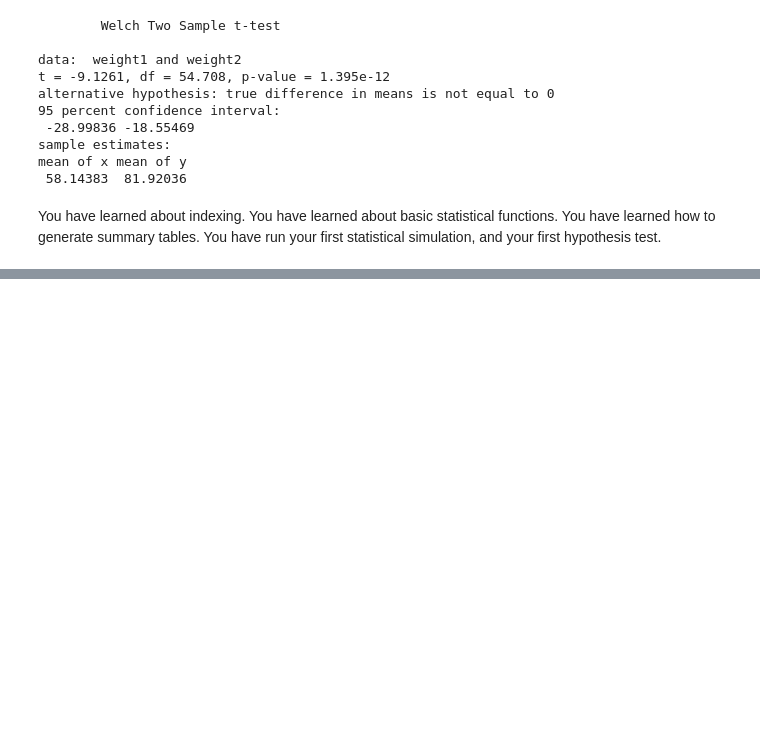
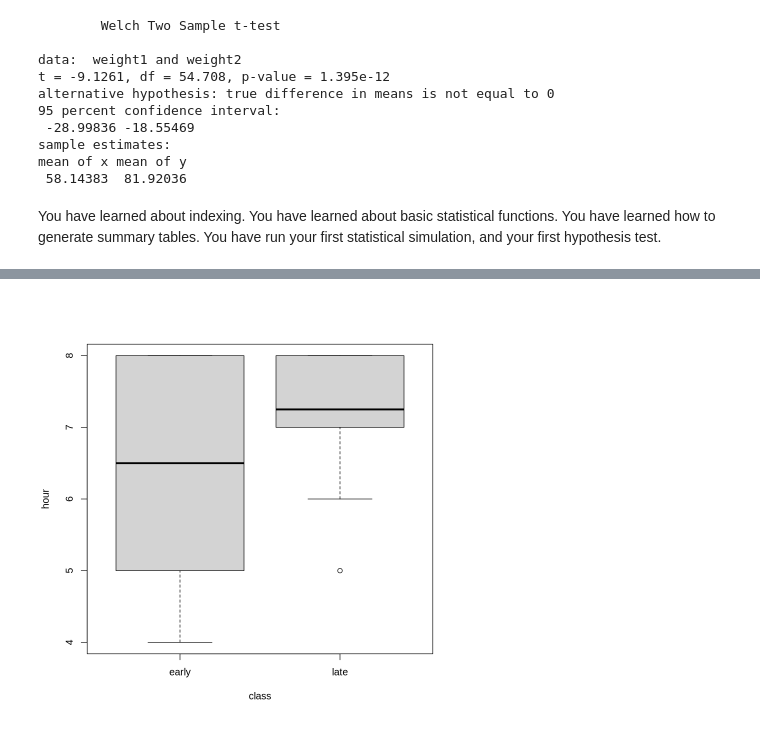
Before and after one commit to LiseFalden/CulturalDataScience, a Jupyter notebook: stats_1_empty.ipynb, the cells around one changed output, grey strips where cells are left out. Cells and saved outputs as stored; diff of their text form; code cells hidden in the pictures; blank space fills up the shorter version.

```diff
--- a/stats_1_empty.ipynb
+++ b/stats_1_empty.ipynb
@@ -395,3 +395,7 @@ mean of x mean of y
  58.14383  81.92036
 # %% [markdown]
 You have learned about indexing. You have learned about basic statistical functions. You have learned how to generate summary tables. You have run your first statistical simulation, and your first hypothesis test.
+# %%
+early_class <- c(5,6,8,7,7,8,8,4,5,5)
+# %%
+late_class <- c(7,6,8,8,8,8,7.5,7,5,7)
@@ -397,0 +413,3 @@ You have learned about indexing. You have learned about basic statistical functi
+# %%
+hour <- c(early_class, late_class)
+class <- c(early, late)
@@ -397,0 +439,5 @@ You have learned about indexing. You have learned about basic statistical functi
+# %%
+#make boxplot
+boxplot(hour~class)
+# %% [output]
+[figure, added]
```
Also changed, not shown: parts of 10 cells of this notebook.
